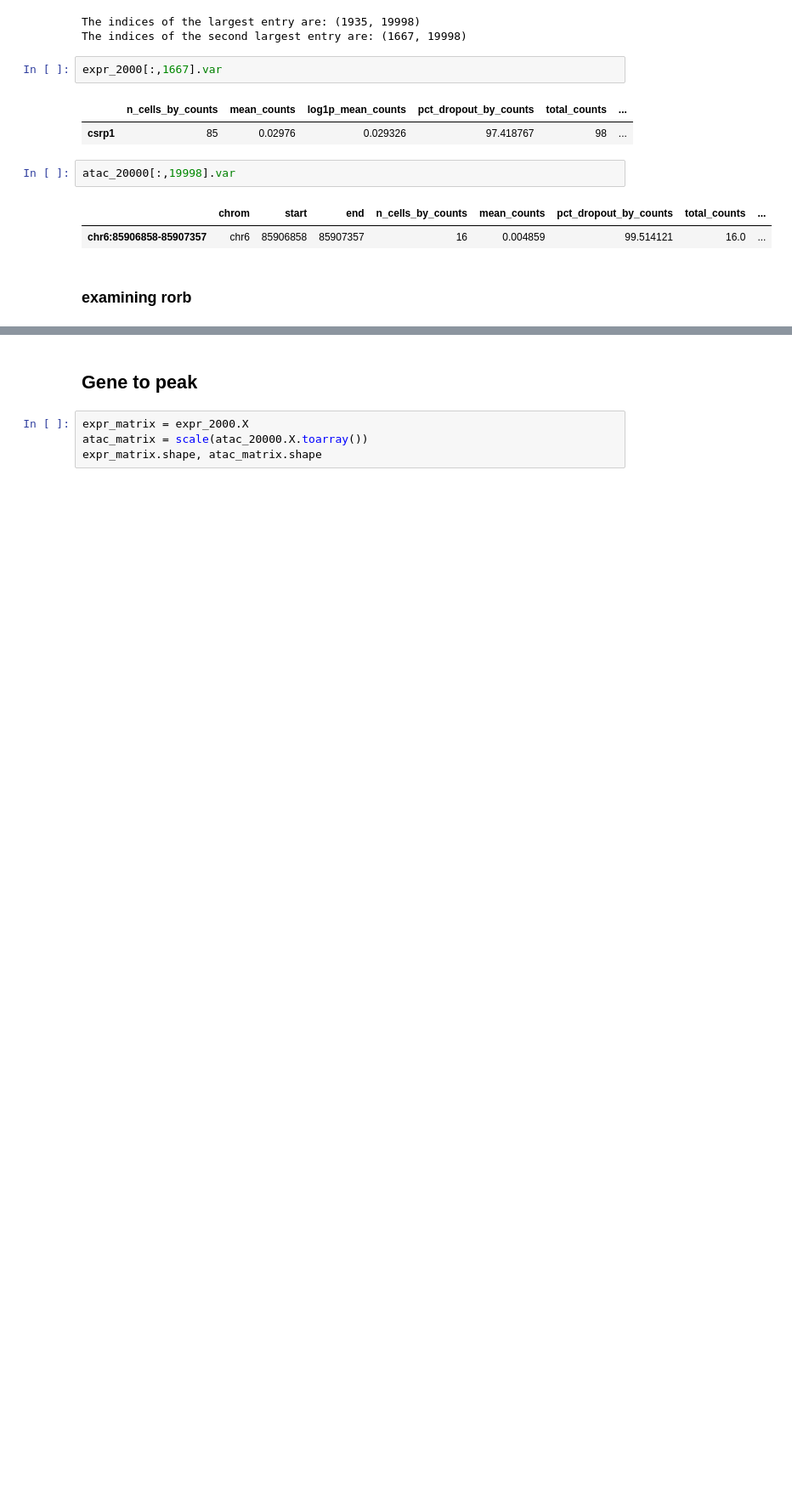
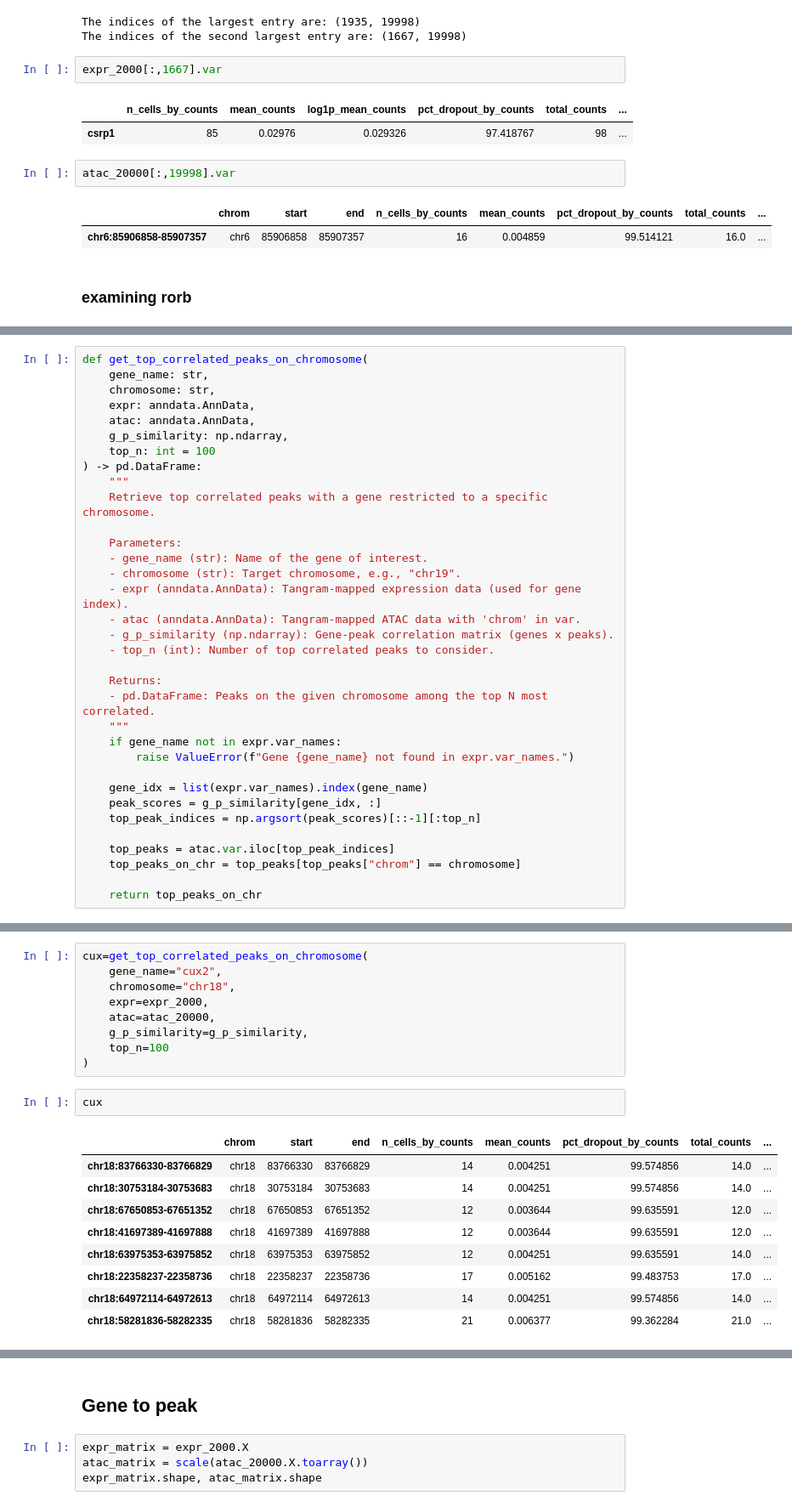
Before and after one commit to l-reich/spatial-chromatin-variability, a Jupyter notebook: src/Descart/Gene-peak_interaction_detection.ipynb, the cells around one changed output, grey strips where cells are left out. Shown at 85% size. Saved outputs shown, nothing was run; the diff lists cells and outputs as text; blank space fills up the shorter version.

```diff
--- a/src/Descart/Gene-peak_interaction_detection.ipynb
+++ b/src/Descart/Gene-peak_interaction_detection.ipynb
@@ -513,0 +403,34 @@ tox_positions_in_top_peaks
+# %%
+def get_top_correlated_peaks_on_chromosome(
+    gene_name: str,
+    chromosome: str,
+    expr: anndata.AnnData,
+    atac: anndata.AnnData,
+    g_p_similarity: np.ndarray,
+    top_n: int = 100
+) -> pd.DataFrame:
+    """
+    Retrieve top correlated peaks with a gene restricted to a specific chromosome.
+
+    Parameters:
+    - gene_name (str): Name of the gene of interest.
+    - chromosome (str): Target chromosome, e.g., "chr19".
+    - expr (anndata.AnnData): Tangram-mapped expression data (used for gene index).
+    - atac (anndata.AnnData): Tangram-mapped ATAC data with 'chrom' in var.
+    - g_p_similarity (np.ndarray): Gene-peak correlation matrix (genes x peaks).
+    - top_n (int): Number of top correlated peaks to consider.
+
+    Returns:
+    - pd.DataFrame: Peaks on the given chromosome among the top N most correlated.
+    """
+    if gene_name not in expr.var_names:
+        raise ValueError(f"Gene {gene_name} not found in expr.var_names.")
+
+    gene_idx = list(expr.var_names).index(gene_name)
+    peak_scores = g_p_similarity[gene_idx, :]
+    top_peak_indices = np.argsort(peak_scores)[::-1][:top_n]
+
+    top_peaks = atac.var.iloc[top_peak_indices]
+    top_peaks_on_chr = top_peaks[top_peaks["chrom"] == chromosome]
+
+    return top_peaks_on_chr
@@ -519,0 +508,21 @@ array([32094.32136673, 30329.15994038, 30208.41628743, 30089.96306003,
+# %%
+cux=get_top_correlated_peaks_on_chromosome(
+    gene_name="cux2",
+    chromosome="chr18",
+    expr=expr_2000,
+    atac=atac_20000,
+    g_p_similarity=g_p_similarity,
+    top_n=100
+)
+# %%
+cux
+# %% [output]
+|  | chrom | start | end | n_cells_by_counts | mean_counts | pct_dropout_by_counts | total_counts | ... |
+| chr18:83766330-83766829 | chr18 | 83766330 | 83766829 | 14 | 0.004251 | 99.574856 | 14.0 | ... |
+| chr18:30753184-30753683 | chr18 | 30753184 | 30753683 | 14 | 0.004251 | 99.574856 | 14.0 | ... |
+| chr18:67650853-67651352 | chr18 | 67650853 | 67651352 | 12 | 0.003644 | 99.635591 | 12.0 | ... |
+| chr18:41697389-41697888 | chr18 | 41697389 | 41697888 | 12 | 0.003644 | 99.635591 | 12.0 | ... |
+| chr18:63975353-63975852 | chr18 | 63975353 | 63975852 | 12 | 0.004251 | 99.635591 | 14.0 | ... |
+| chr18:22358237-22358736 | chr18 | 22358237 | 22358736 | 17 | 0.005162 | 99.483753 | 17.0 | ... |
+| chr18:64972114-64972613 | chr18 | 64972114 | 64972613 | 14 | 0.004251 | 99.574856 | 14.0 | ... |
+| chr18:58281836-58282335 | chr18 | 58281836 | 58282335 | 21 | 0.006377 | 99.362284 | 21.0 | ... |
```
Also changed, not shown: parts of 60 cells of this notebook, 2 other files.
